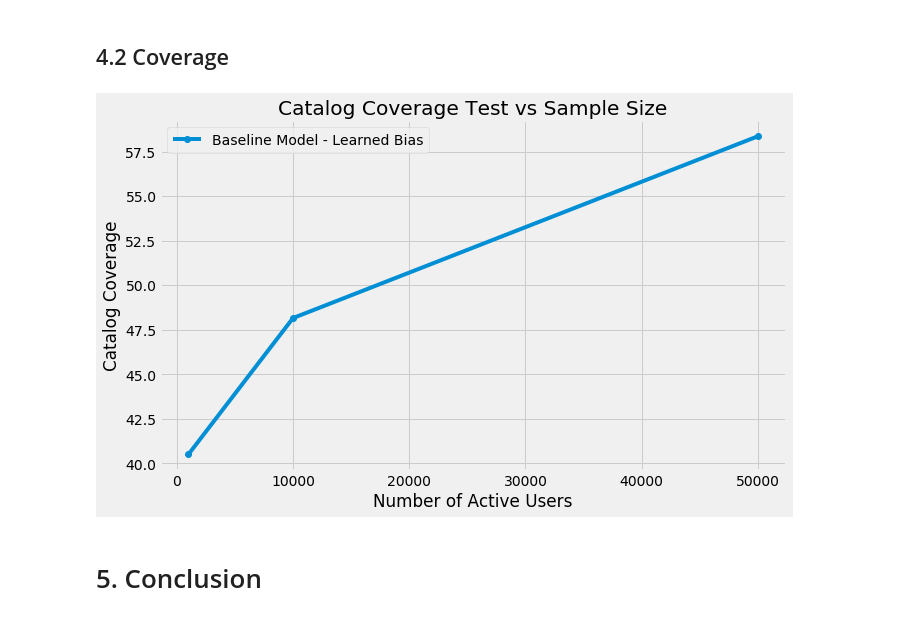
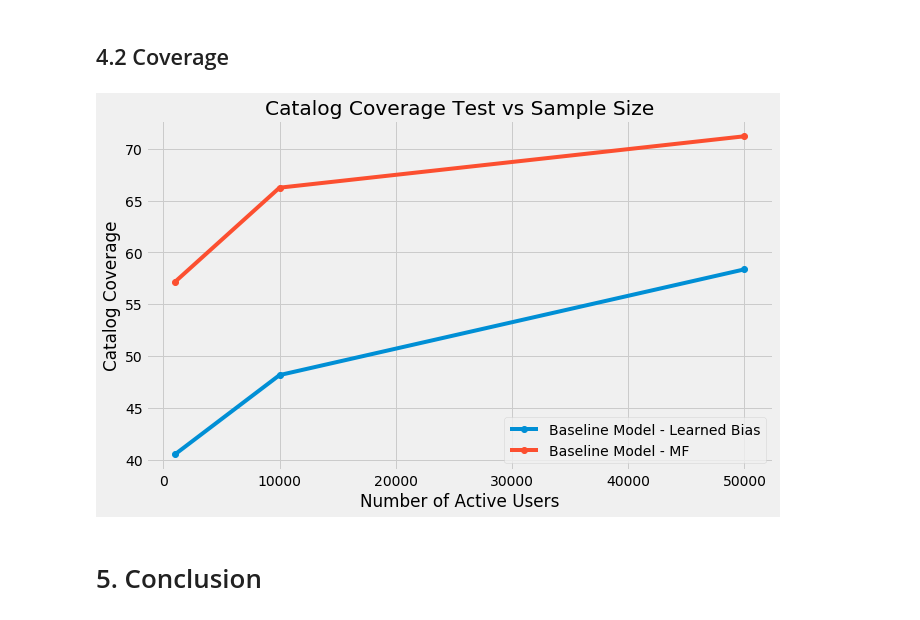
Before and after one commit to thisismeg/personalization-final-project, a Jupyter notebook: final_report.ipynb, the cells around one changed output. Drawn from its saved outputs; the diff is of its cells as text; code cells hidden in the pictures.

```diff
--- a/final_report.ipynb
+++ b/final_report.ipynb
@@ -269,7 +274,7 @@ len(active_user_only_ratings_df['user_id'].unique())
 # %%
 import datetime as dt
 
-def get_sample_size_n(active_user_only_ratings_df, n=100):
+def get_sample_size_n(active_user_only_ratings_df, n):
     sample_size = [n]
 
     for s in sample_size:
@@ -293,7 +298,7 @@ def print_df_info(n, total_df, training_df, testing_df):
     print("Testing Size: ", len(testing_df))
 # %%
 sample_sizes = [1000, 10000, 50000]
-active_user_only_ratings_df_sample, training_data, testing_data = get_sample_size_n(active_user_only_ratings_df)
+active_user_only_ratings_df_sample, training_data, testing_data = get_sample_size_n(active_user_only_ratings_df, sample_sizes[0])
 print_df_info(sample_sizes[0], active_user_only_ratings_df_sample, training_data, testing_data)
 # %% [output]
 Total Number of Ratings:  1612
@@ -523,21 +528,3 @@ def plot_rmse_vs_param(cvModels, param_list, xlabel):
     plt.legend(['{} Active Users'.format(n) for n in sample_sizes])
     plt.grid(True)
     plt.show()
-# %%
-als = ALS(maxIter=5, userCol="numeric_user_id", itemCol="numeric_business_id", ratingCol="rating",
-          coldStartStrategy="drop", nonnegative= True)
-
-reg_list = [0.001, 0.1, 0.2]
-paramGrid = ParamGridBuilder().addGrid(als.regParam, reg_list).build()
-
-crossval = CrossValidator(estimator=als,
-                          estimatorParamMaps=paramGrid,
-                          evaluator=RegressionEvaluator(metricName="rmse",
-                                                        labelCol="rating"),
-                          numFolds=3)
-
-cvs = []
-for i in range(3):
-    cv = crossval_rank.fit(all_sample_spark_dfs_train[i])
-    cvs.append(cv)
-    print('RMSEs (tuning RegParam):', cv.avgMetrics)
@@ -628,0 +607,9 @@ baseline_MF_rmses = final_rmses
+# %%
+als_catalog_coverages = []
+for spark_test_df in final_predictions_tests:
+    pandas_test_df = spark_test_df.toPandas()
+    pandas_test_df.rename(columns={"numeric_user_id": "user_id", 'numeric_business_id': 'business_id'}, inplace=True)
+    pandas_test_df.sort_values(by=['user_id', 'rating'])
+    ratings_dictionary = dict(pandas_test_df.set_index('user_id').groupby(level = 0).apply(lambda x : x.to_dict(orient= 'records')))
+    N = len(pandas_test_df['business_id'].unique())
+    als_catalog_coverages.append(calculate_catalog_coverage(ratings_dictionary, N, pred_col_name='prediction'))
@@ -751,16 +742,17 @@ plt.show()
 # %%
 plt.figure(figsize=(10, 6))
 plt.plot(sample_sizes, baseline_coverages, marker='o')
+plt.plot(sample_sizes, als_catalog_coverages, marker='o')
 # plt.plot(sample_sizes, knn_catalog_coverages, marker='o')
 # plt.plot(sample_sizes, als_catalog_coverages, marker='o')
 
 plt.xlabel('Number of Active Users')
 plt.ylabel('Catalog Coverage')
 plt.title('Catalog Coverage Test vs Sample Size')
 plt.legend(LEGEND)
 plt.grid(True)
 plt.show()
 # %% [output]
-[figure, old version]
+[figure, new version]
 # %% [markdown]
 # 5. Conclusion <a class="anchor" id="5"></a>
```
Also changed, not shown: parts of 8 cells of this notebook.
